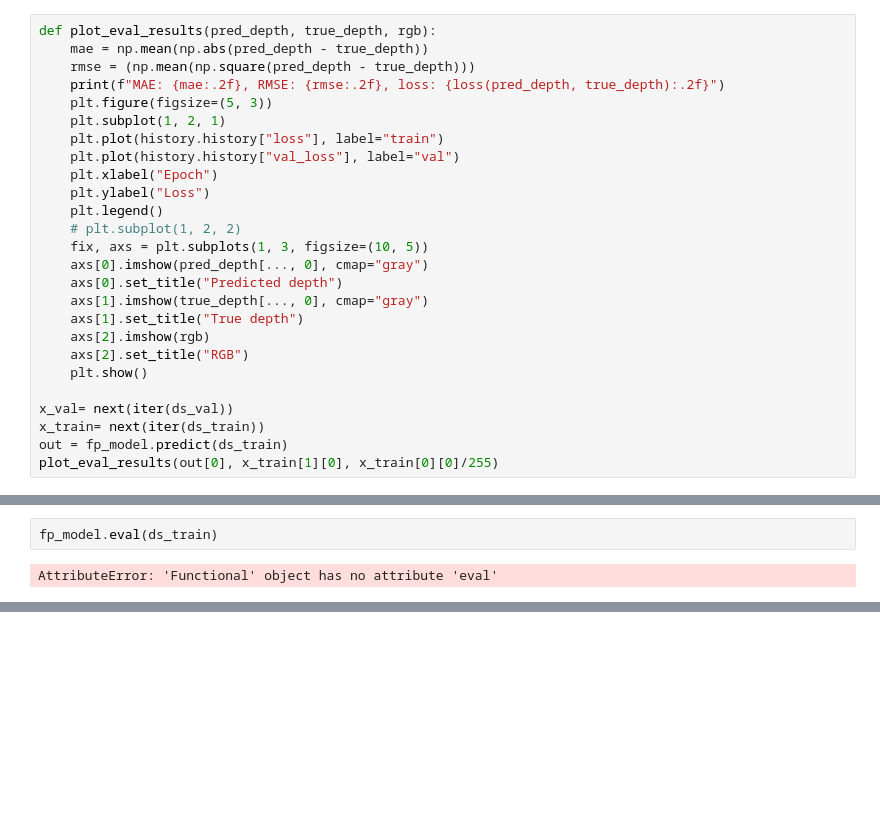
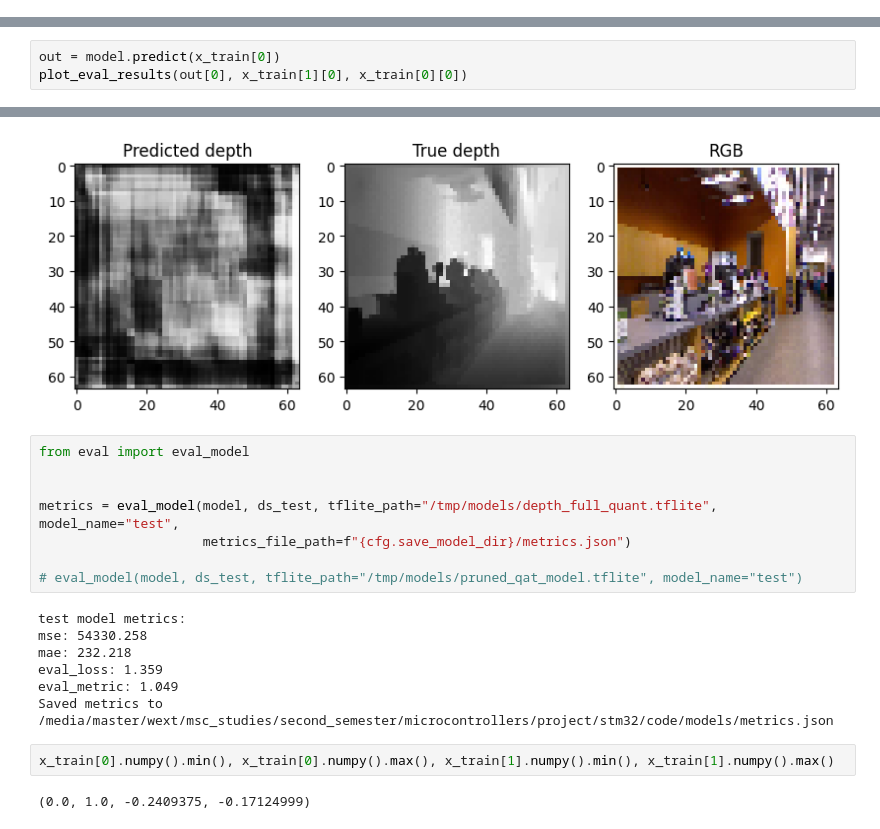
Before and after one commit to kirilllzaitsev/depth_estimation_on_mcu, a Jupyter notebook: overfit.ipynb, the cells around one changed output, grey strips where cells are left out. Saved outputs shown, nothing was run; the diff lists cells and outputs as text; blank space fills up the shorter version.

Commit message:
finalize stm32 models

```diff
--- a/overfit.ipynb
+++ b/overfit.ipynb
@@ -79,26 +142,0 @@ TypeError: in user code:
-# %%
-def plot_eval_results(pred_depth, true_depth, rgb):
-    mae = np.mean(np.abs(pred_depth - true_depth))
-    rmse = (np.mean(np.square(pred_depth - true_depth)))
-    print(f"MAE: {mae:.2f}, RMSE: {rmse:.2f}, loss: {loss(pred_depth, true_depth):.2f}")
-    plt.figure(figsize=(5, 3))
-    plt.subplot(1, 2, 1)
-    plt.plot(history.history["loss"], label="train")
-    plt.plot(history.history["val_loss"], label="val")
-    plt.xlabel("Epoch")
-    plt.ylabel("Loss")
-    plt.legend()
-    # plt.subplot(1, 2, 2)
-    fix, axs = plt.subplots(1, 3, figsize=(10, 5))
-    axs[0].imshow(pred_depth[..., 0], cmap="gray")
-    axs[0].set_title("Predicted depth")
-    axs[1].imshow(true_depth[..., 0], cmap="gray")
-    axs[1].set_title("True depth")
-    axs[2].imshow(rgb)
-    axs[2].set_title("RGB")
-    plt.show()
-
-x_val= next(iter(ds_val))
-x_train= next(iter(ds_train))
-out = fp_model.predict(ds_train)
-plot_eval_results(out[0], x_train[1][0], x_train[0][0]/255)
@@ -110,4 +143,4 @@ MAE: 0.06, RMSE: 0.00, loss: 0.00
-# %%
-fp_model.eval(ds_train)
-# %% [output]
-AttributeError: 'Functional' object has no attribute 'eval'
+# %%
+out = model.predict(x_train[0])
+plot_eval_results(out[0], x_train[1][0], x_train[0][0])
+# %% [output]
@@ -113,0 +149,20 @@ AttributeError: 'Functional' object has no attribute 'eval'
+[figure, added]
+# %%
+from eval import eval_model
+
+
+metrics = eval_model(model, ds_test, tflite_path="/tmp/models/depth_full_quant.tflite", model_name="test",
+                     metrics_file_path=f"{cfg.save_model_dir}/metrics.json")
+
+# eval_model(model, ds_test, tflite_path="/tmp/models/pruned_qat_model.tflite", model_name="test")
+# %% [output]
+test model metrics:
+mse: 54330.258
+mae: 232.218
+eval_loss: 1.359
+eval_metric: 1.049
+Saved metrics to /media/master/wext/msc_studies/second_semester/microcontrollers/project/stm32/code/models/metrics.json
+# %%
+x_train[0].numpy().min(), x_train[0].numpy().max(), x_train[1].numpy().min(), x_train[1].numpy().max()
+# %% [output]
+(0.0, 1.0, -0.2409375, -0.17124999)
```
Also changed, not shown: parts of 10 cells of this notebook, 16 other files.
